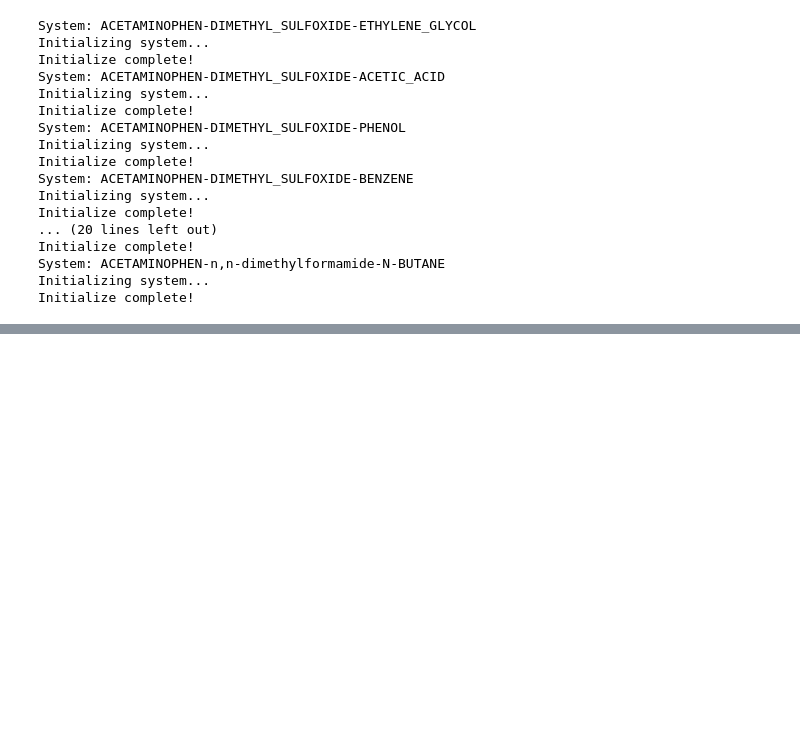
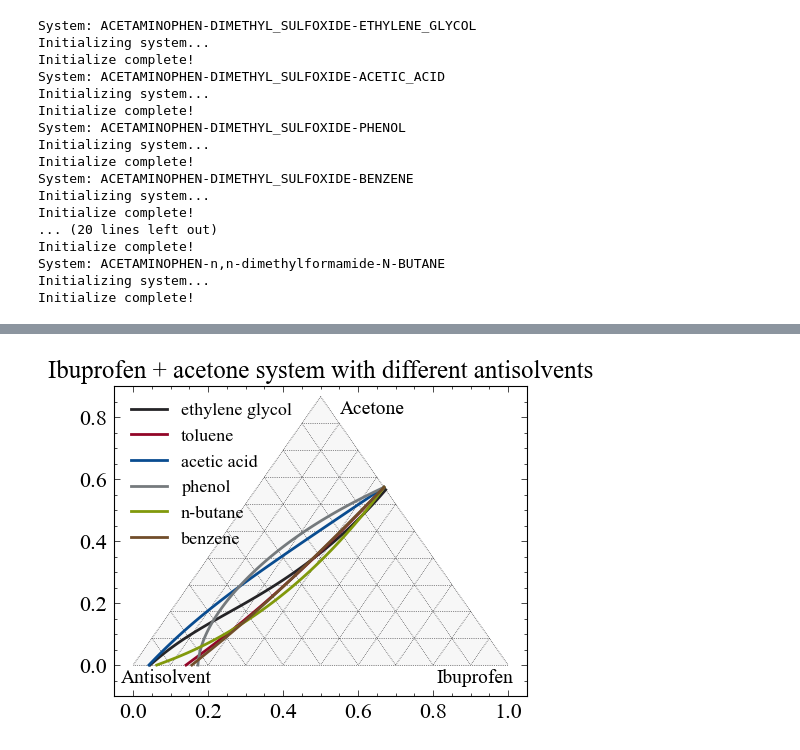
Before and after one commit to HyuntaeKR/drowning-out, a Jupyter notebook: thesis_project/pharma_antisolvent_screening.ipynb, the cells around one changed output, grey strips where cells are left out. Saved outputs shown, nothing was run; the diff lists cells and outputs as text; code cells hidden in the pictures; blank space fills up the shorter version.

```diff
--- a/thesis_project/pharma_antisolvent_screening.ipynb
+++ b/thesis_project/pharma_antisolvent_screening.ipynb
@@ -184,0 +190,38 @@ plt.savefig("./figures/ibuprofen_ethanol_ternary.png", bbox_inches="tight")
+# %%
+# ibuprofen + acetone system
+ibu_directory = "./data/ibuprofen_calculation"
+pattern = "IBUPROFEN_ACETONE_"
+
+ibu_files = os.listdir(ibu_directory)
+ibu_acetone_files = [filename for filename in ibu_files if re.match(pattern, filename)]
+
+fig2, tax = ternary.figure()
+fig2.set_size_inches(5, 4)
+plt.grid(False)
+tax.gridlines(multiple=0.1)
+tax.set_title(f"Ibuprofen + acetone system with different antisolvents")
+tax.right_corner_label("Ibuprofen", fontsize=14, position=(0.85, 0.05))
+tax.top_corner_label("Acetone", fontsize=14, position=(0.1, 1.05))
+tax.left_corner_label("Antisolvent", fontsize=14, position=(0.1, 0.05))
+
+for filename in ibu_acetone_files:
+    filename_split = filename.split("_")
+    if len(filename_split) == 3:
+        antisolv_name = filename_split[2].lower()
+    else:
+        antisolv_name = filename_split[2] + " " + filename_split[3]
+        antisolv_name = antisolv_name.lower()
+    filepath = os.path.join(ibu_directory, filename)
+    read_cols = [
+        "solute_mol_fraction",
+        "solvent_mol_fraction",
+        "antisolvent_mol_fraction",
+    ]
+    ternary_data = pandas.read_csv(filepath, usecols=read_cols)
+    ternary_data = ternary_data.values
+    tax.plot(ternary_data, linewidth=2.0, label=antisolv_name)
+
+plt.legend(loc="best", fontsize=13)
+plt.savefig("./figures/ibuprofen_acetone_ternary.png", bbox_inches="tight")
+# %% [output]
+[figure, added]
```
Also changed, not shown: parts of 2 cells of this notebook, 3 other files.
